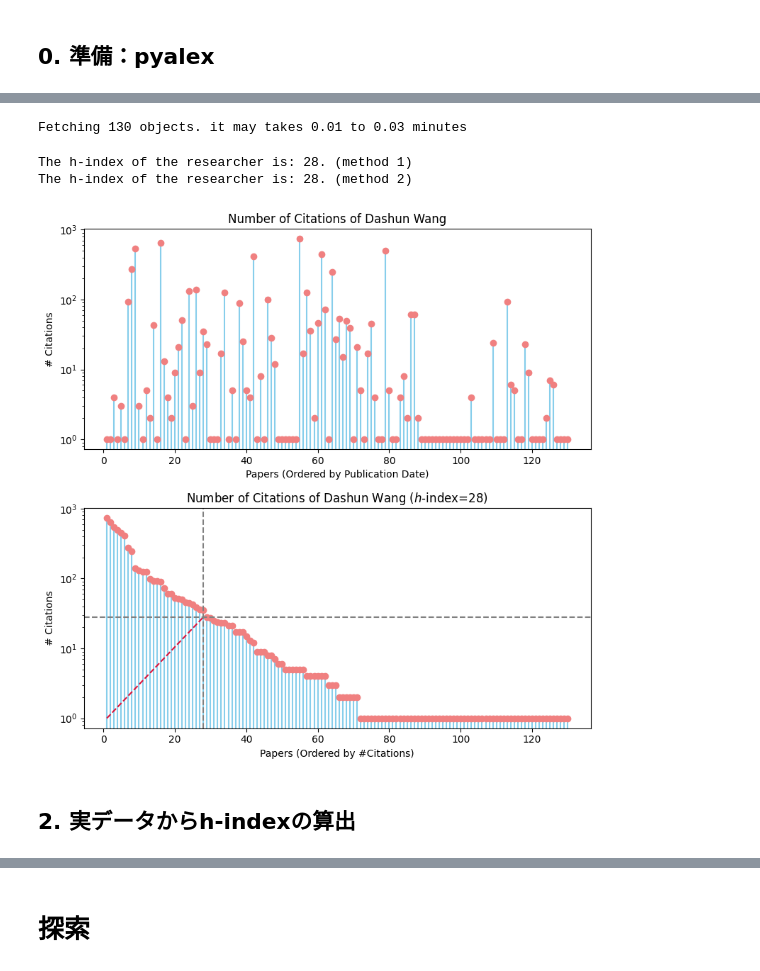
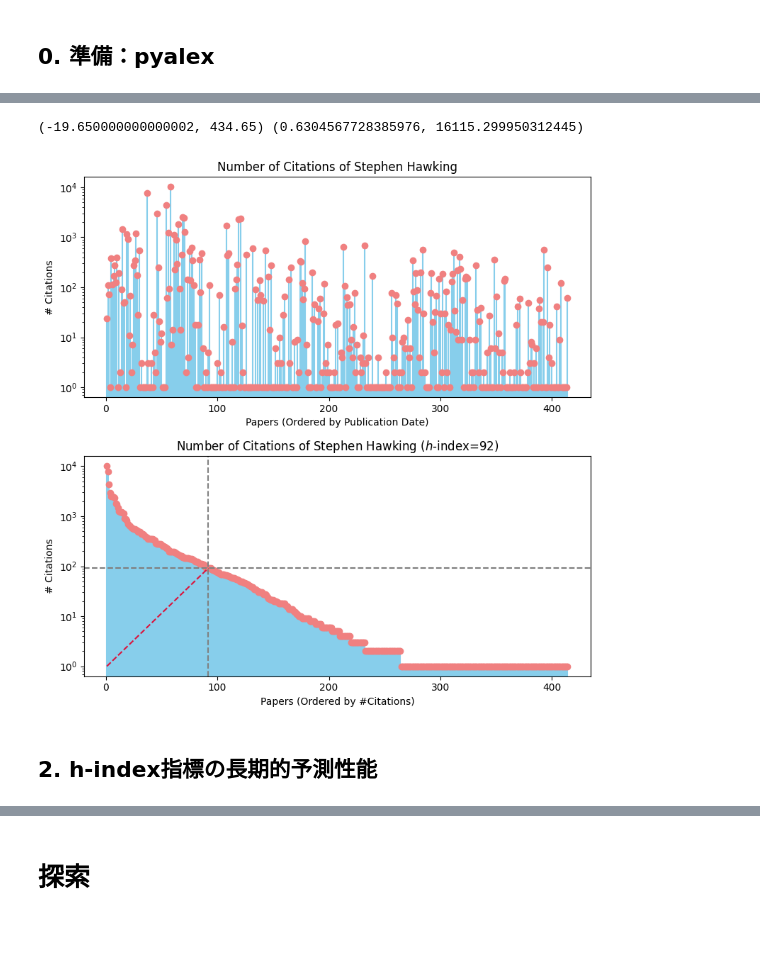
Before and after one commit to ScisciJP/tutorial_jp, a Jupyter notebook: 4-H-index.ipynb, the cells around one changed output, grey strips where cells are left out. Drawn from its saved outputs; the diff is of its cells as text; code cells hidden in the pictures; blank space fills up the shorter version.

Commit message:
mod:Readme link, mod:H-index cell order to make context clearer

```diff
--- a/4-H-index.ipynb
+++ b/4-H-index.ipynb
@@ -53,0 +120,18 @@ Note: you may need to restart the kernel to use updated packages.
+# %%
+# 次に、Stephen Hawkingのidを使用し、彼が発表したすべての論文の被引用数を獲得します
+author_id = "https://openalex.org/A5066175077" # 先ほどの表を見る限りでは一番最初のHawkingが私たちが調べたいHawikingです。
+# author_id = authors_df.loc[0,"id"] # いちばんrelevanceが高い人を自動的に選ぶ場合
+
+# pyalex(openalex)の関数は searchの他に、filter, search_filterの合わせて三種類があります。
+# filterは、searchと異なり特定の変数、例えば出版年や著者の国籍などで絞り込むときに使います。
+
+# 条件を細かく指定した「pyalexオブジェクト」を作成してから、まとめて取得します。
+# select や sortはおまけなので覚える必要はありませんが、取得したデータを取り扱いやすくするのに役立ちます。
+pyalexObj = Works().filter(author={"id":author_id},is_paratext=False)\
+                .select(["cited_by_count"])\
+                .sort(publication_date="asc") # 発表日順に並べ替えます
+
+# まとめて取得します
+citations_df = pd.DataFrame(util.getAll(pyalexObj))
+citations = citations_df["cited_by_count"].values
+citations_sorted = citations_df["cited_by_count"].sort_values(ascending=False).values
@@ -53,0 +140,4 @@ Note: you may need to restart the kernel to use updated packages.
+# %%
+# 被引用数が論文の順位より大きい論文を数えます。
+h_index = np.sum(citations_sorted >= np.arange(citations_sorted.size)+1)
+print(f"The h-index of the researcher is: {h_index}.")
@@ -116,45 +175,20 @@ display(authors_df)
-# %%
-# 次に、Dashun Wangのidを使用し、彼が発表したすべての論文の被引用数を獲得します
-author_id = authors_df.loc[0,"id"]
-pyalexObj = Works().filter(author={"id":author_id},is_paratext=False)\
-                .select(["cited_by_count"])\
-                .sort(publication_date="asc") # 発表日順に並べ替えます
-citations_json = util.getAll(pyalexObj)
-citations_test= np.array([entry['cited_by_count'] for entry in citations_json])
-# %% [output]
-Fetching 130 objects. it may takes 0.01 to 0.03 minutes
-# %%
-# そして、h-indexを算出します
-# 被引用数を大きい順に並べ替えます
-sorted_citations_test = np.array(np.sort(citations_test)[::-1])
-
-# 比較用のランキング
-ranking = np.arange(1,sorted_citations_test.size+1)
-
-# メソッド１：被引用数が論文のランキングより大きい論文を数えます。
-h_index = np.sum(sorted_citations_test >= ranking)
-print(f"The h-index of the researcher is: {h_index}. (method 1)")
-
-# メソッド２：図に示したように、論文被引用数の曲線と45°直線の交点の横座標がh-index。
-h_index = np.max(np.minimum(sorted_citations_test, ranking))
-print(f"The h-index of the researcher is: {h_index}. (method 2)")
-# %% [output]
-The h-index of the researcher is: 28. (method 1)
-The h-index of the researcher is: 28. (method 2)
 # %%
+# プロットの場所を用意する
+fig, axs = plt.subplots(2, 1, figsize=(8, 8))
+
 # グラフを作成します。logyを使うため、yをcitations+1にします。
-fig, axs = plt.subplots(2, 1, figsize=(8, 8))
 # 上のグラフは発表日順に並べた論文の被引用数
-plot_citations(axs[0], citations_test+1, showline=True, logy=True,\
+plot_citations(axs[0], citations+1, logy="log",\
                xlabel='Papers (Ordered by Publication Date)',\
                title=f'Number of Citations of {name}')
 # 下のグラフは被引用数順に並べた論文の被引用数
-plot_citations(axs[1], sorted_citations_test+1, showline=True, logy=True, h_index=h_index,\
+plot_citations(axs[1], citations_sorted+1, logy="log", h_index=h_index,\
                xlabel='Papers (Ordered by #Citations)', \
                title=f'Number of Citations of {name} ($h$-index={h_index})')
 plt.tight_layout()
 plt.show()
 # %% [output]
+(-19.650000000000002, 434.65) (0.6304567728385976, 16115.299950312445)
-[figure, old version]
+[figure, new version]
 # %% [markdown]
-## 2. 実データからh-indexの算出
+## 2. h-index指標の長期的予測性能
```
Also changed, not shown: parts of 34 cells of this notebook, 4 other files.
